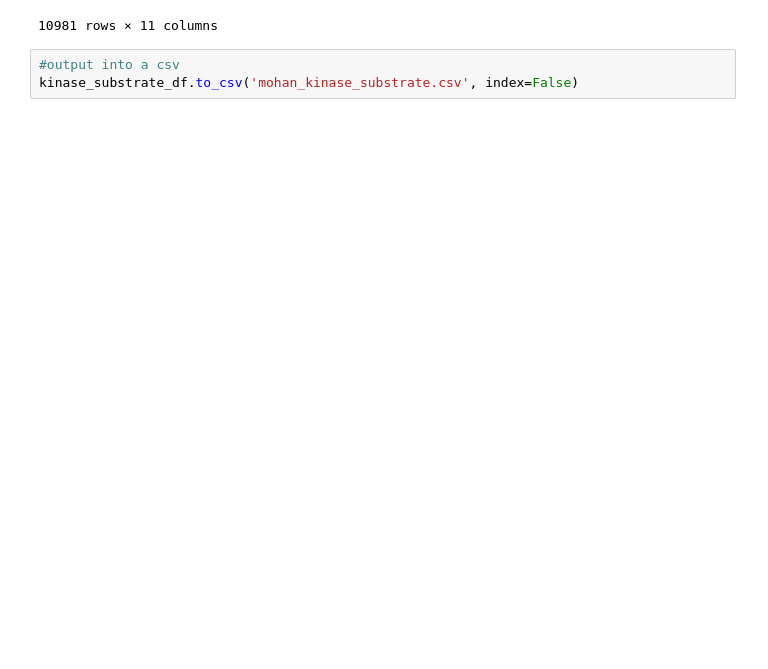
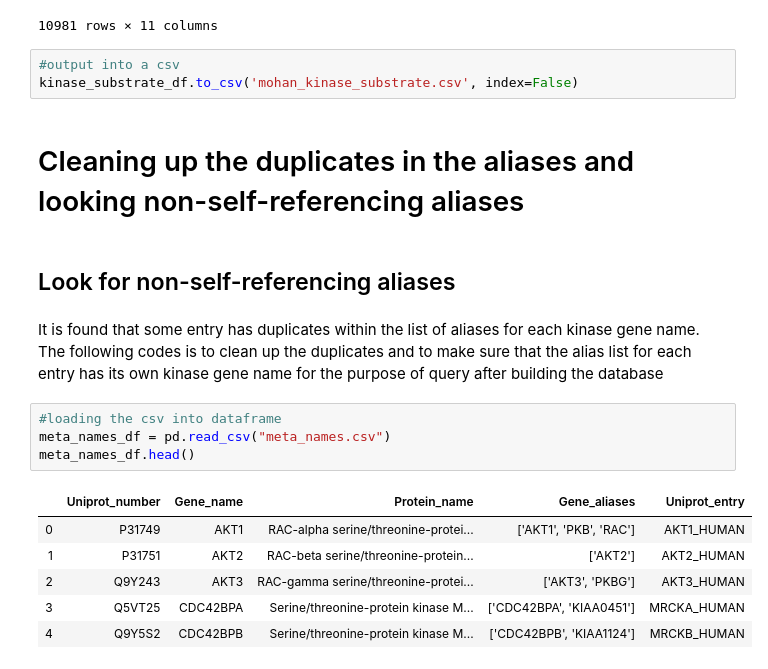
Before and after one commit to SheridanS97/DreamTeam, a Jupyter notebook: Data_mining/Protein_names_and_aliases/Protein_name_and_aliases.ipynb, the cells around one changed output. Cells and saved outputs as stored; diff of their text form; blank space fills up the shorter version.

```diff
--- a/Data_mining/Protein_names_and_aliases/Protein_name_and_aliases.ipynb
+++ b/Data_mining/Protein_names_and_aliases/Protein_name_and_aliases.ipynb
@@ -321,3 +323,20 @@ kinase_substrate_df
 # %%
 #output into a csv
 kinase_substrate_df.to_csv('mohan_kinase_substrate.csv', index=False)
+# %% [markdown]
+# Cleaning up the duplicates in the aliases and looking non-self-referencing aliases
+# %% [markdown]
+## Look for non-self-referencing aliases
+# %% [markdown]
+It is found that some entry has duplicates within the list of aliases for each kinase gene name. The following codes is to clean up the duplicates and to make sure that the alias list for each entry has its own kinase gene name for the purpose of query after building the database
+# %%
+#loading the csv into dataframe
+meta_names_df = pd.read_csv("meta_names.csv")
+meta_names_df.head()
+# %% [output]
+|  | Uniprot_number | Gene_name | Protein_name | Gene_aliases | Uniprot_entry |
+| 0 | P31749 | AKT1 | RAC-alpha serine/threonine-protei... | ['AKT1', 'PKB', 'RAC'] | AKT1_HUMAN |
+| 1 | P31751 | AKT2 | RAC-beta serine/threonine-protein... | ['AKT2'] | AKT2_HUMAN |
+| 2 | Q9Y243 | AKT3 | RAC-gamma serine/threonine-protei... | ['AKT3', 'PKBG'] | AKT3_HUMAN |
+| 3 | Q5VT25 | CDC42BPA | Serine/threonine-protein kinase M... | ['CDC42BPA', 'KIAA0451'] | MRCKA_HUMAN |
+| 4 | Q9Y5S2 | CDC42BPB | Serine/threonine-protein kinase M... | ['CDC42BPB', 'KIAA1124'] | MRCKB_HUMAN |
```
Also changed, not shown: parts of 6 cells of this notebook, 5 other files.
